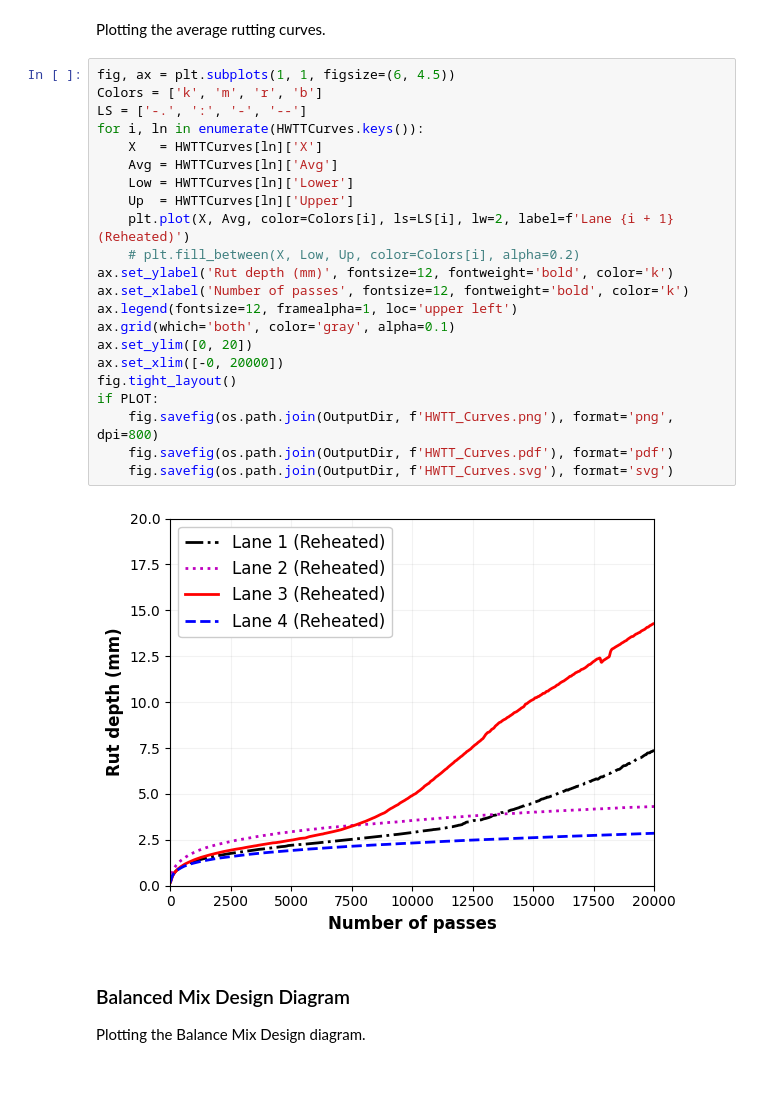
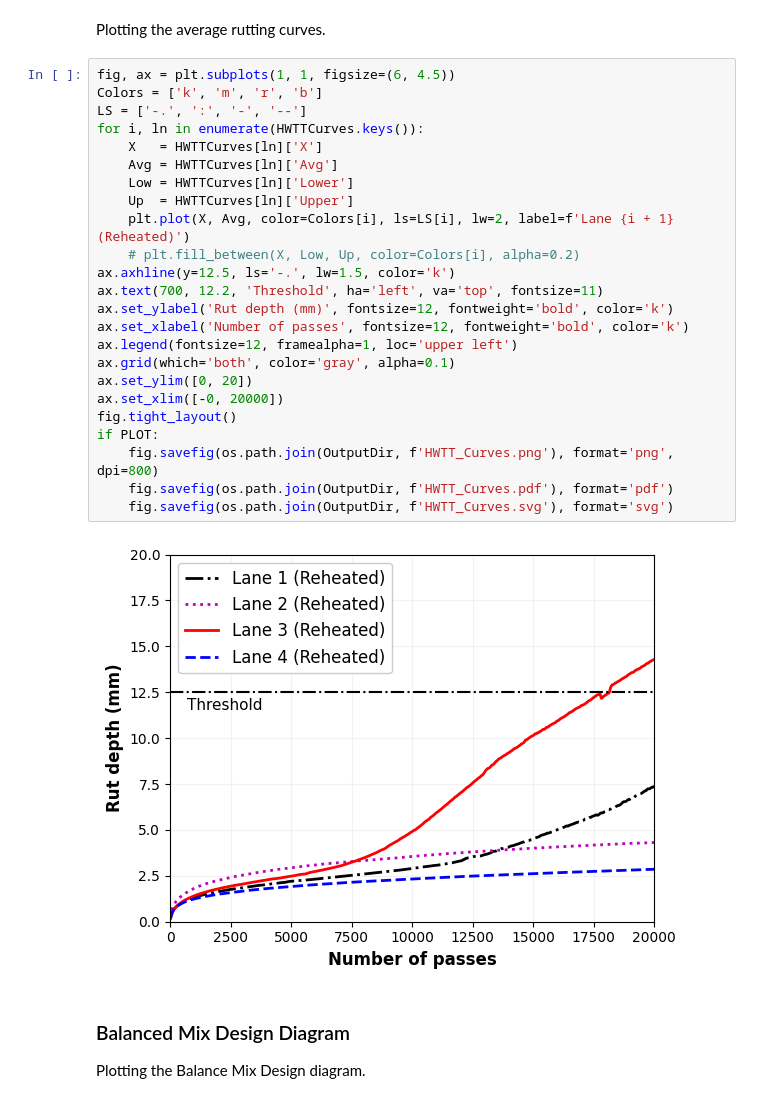
Before and after one commit to TFHRC-ABML/Pub_TRB_PolymerModified_PTF, a Jupyter notebook: Task02_Mixture_Level.ipynb, the cells around one changed output. Drawn from its saved outputs; the diff is of its cells as text.

Commit message:
Update HWTT curves

```diff
--- a/Task02_Mixture_Level.ipynb
+++ b/Task02_Mixture_Level.ipynb
@@ -669,27 +669,29 @@ Plotting the average rutting curves.
 # %%
 fig, ax = plt.subplots(1, 1, figsize=(6, 4.5))
 Colors = ['k', 'm', 'r', 'b']
 LS = ['-.', ':', '-', '--']
 for i, ln in enumerate(HWTTCurves.keys()):
     X   = HWTTCurves[ln]['X']
     Avg = HWTTCurves[ln]['Avg']
     Low = HWTTCurves[ln]['Lower']
     Up  = HWTTCurves[ln]['Upper']
     plt.plot(X, Avg, color=Colors[i], ls=LS[i], lw=2, label=f'Lane {i + 1} (Reheated)')
     # plt.fill_between(X, Low, Up, color=Colors[i], alpha=0.2)
+ax.axhline(y=12.5, ls='-.', lw=1.5, color='k')
+ax.text(700, 12.2, 'Threshold', ha='left', va='top', fontsize=11)
 ax.set_ylabel('Rut depth (mm)', fontsize=12, fontweight='bold', color='k')
 ax.set_xlabel('Number of passes', fontsize=12, fontweight='bold', color='k')
 ax.legend(fontsize=12, framealpha=1, loc='upper left')
 ax.grid(which='both', color='gray', alpha=0.1)
 ax.set_ylim([0, 20])
 ax.set_xlim([-0, 20000])
 fig.tight_layout()
 if PLOT:
     fig.savefig(os.path.join(OutputDir, f'HWTT_Curves.png'), format='png', dpi=800)
     fig.savefig(os.path.join(OutputDir, f'HWTT_Curves.pdf'), format='pdf')
     fig.savefig(os.path.join(OutputDir, f'HWTT_Curves.svg'), format='svg')
 # %% [output]
-[figure, old version]
+[figure, new version]
 # %% [markdown]
 ### Balanced Mix Design Diagram
 
```
